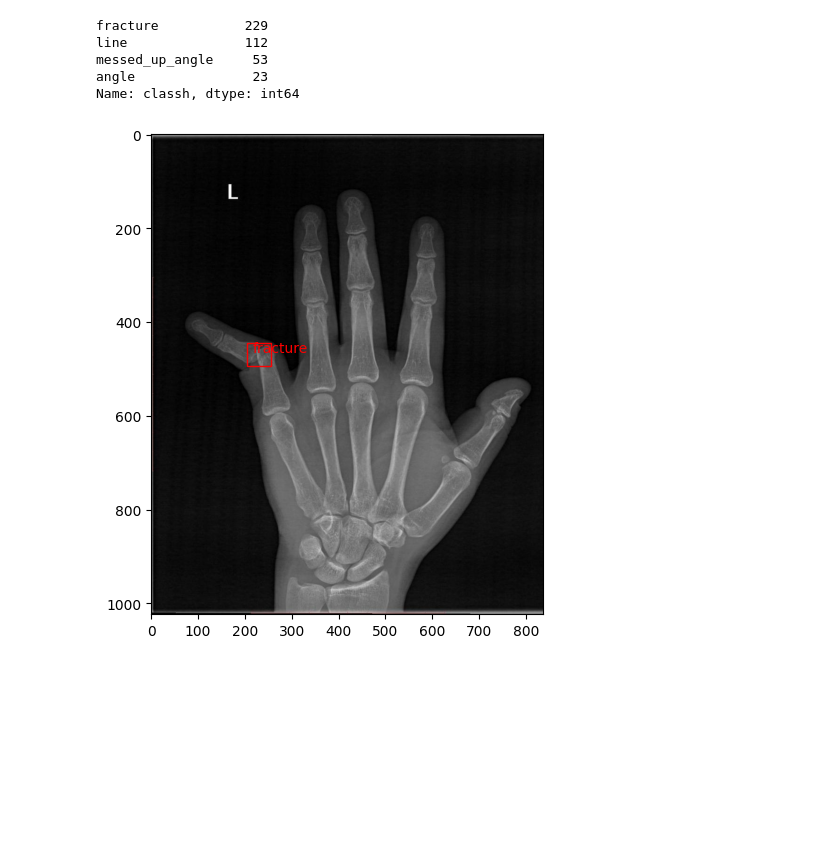
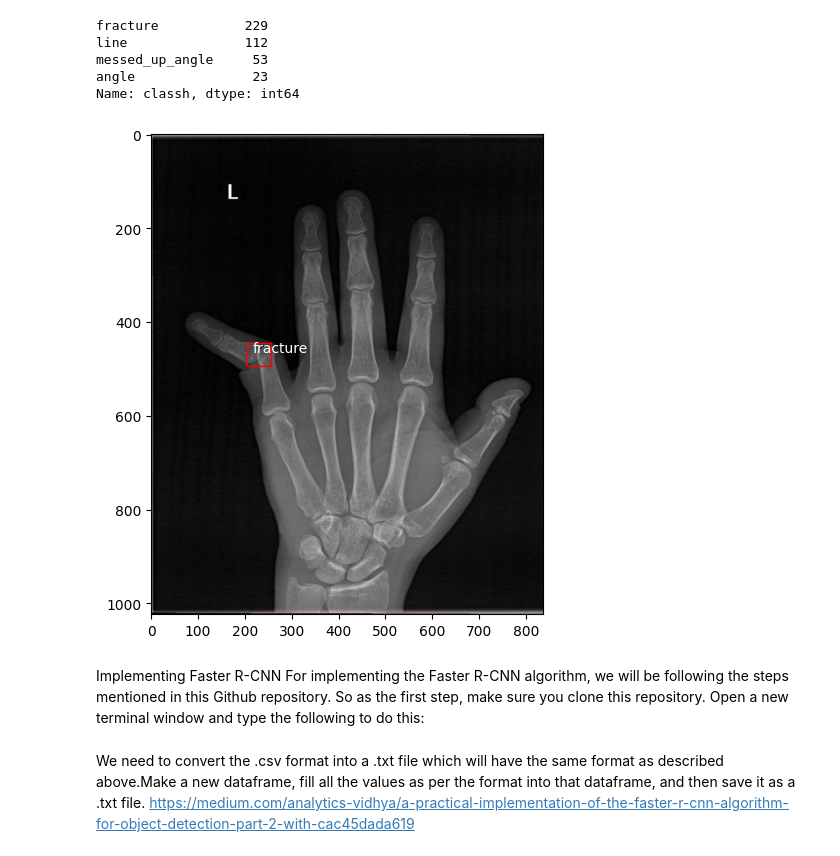
Before and after one commit to HAMZA12337/Training-Faster-RCNN-on-multiclass-custom-dataset, a Jupyter notebook: My project Rcnn/main.ipynb, the cells around one changed output. Cells and saved outputs as stored; diff of their text form; code cells hidden in the pictures; blank space fills up the shorter version.

```diff
--- a/My project Rcnn/main.ipynb
+++ b/My project Rcnn/main.ipynb
@@ -40,32 +40,39 @@ ax = fig.add_axes([0,0,1,1])
 
 # read and plot the image
 image = plt.imread('dataSet/train/192_jpg.rf.a44d116b12d2efa63b37fe6bc7b5318d.jpg')
 plt.imshow(image)
 
 # iterating over the image for different objects
 for _,row in train[train.filename == "192_jpg.rf.a44d116b12d2efa63b37fe6bc7b5318d.jpg"].iterrows():
     xmin = row.xmin
     xmax = row.xmax
     ymin = row.ymin
     ymax = row.ymax
 
     width = xmax - xmin
     height = ymax - ymin
 
     # assign different color to different classes of objects
     if row.classh == 'fracture':
         edgecolor = 'r'
-        ax.annotate('fracture', xy=(xmax-40,ymin+20),color='wihte')
+        ax.annotate('fracture', xy=(xmax-40,ymin+20),color='white')
     elif row.classh == 'line':
         edgecolor = 'b'
         ax.annotate('line', xy=(xmax-40,ymin+20))
     elif row.classh == 'messed_up_angle':
         edgecolor = 'g'
         ax.annotate('messed_up_angle', xy=(xmax-40,ymin+20))
 
     # add bounding boxes to the image
     rect = patches.Rectangle((xmin,ymin), width, height, edgecolor = edgecolor, facecolor = 'none')
 
     ax.add_patch(rect)
 # %% [output]
-[figure, old version]
+[figure, new version]
+# %% [markdown]
+Implementing Faster R-CNN
+For implementing the Faster R-CNN algorithm, we will be following the steps mentioned in this Github repository. So as the first step, make sure you clone this repository. Open a new terminal window and type the following to do this:
+# %% [markdown]
+We need to convert the .csv format into a .txt file which will have the same format as described above.Make a new dataframe, fill all the values as per the format into that dataframe,
+and then save it as a .txt file.
+https://medium.com/analytics-vidhya/a-practical-implementation-of-the-faster-r-cnn-algorithm-for-object-detection-part-2-with-cac45dada619
```
Also changed, not shown: parts of 1 cell of this notebook, 1 other file.
